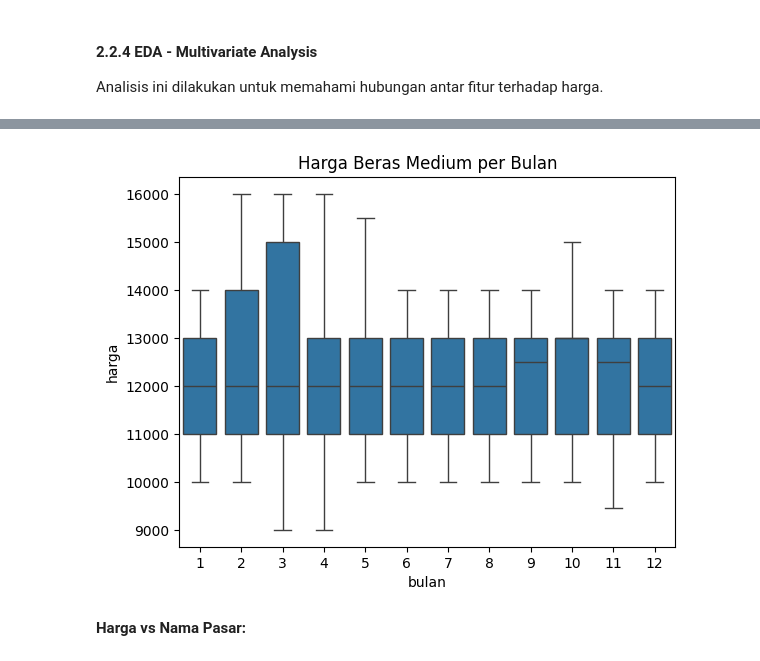
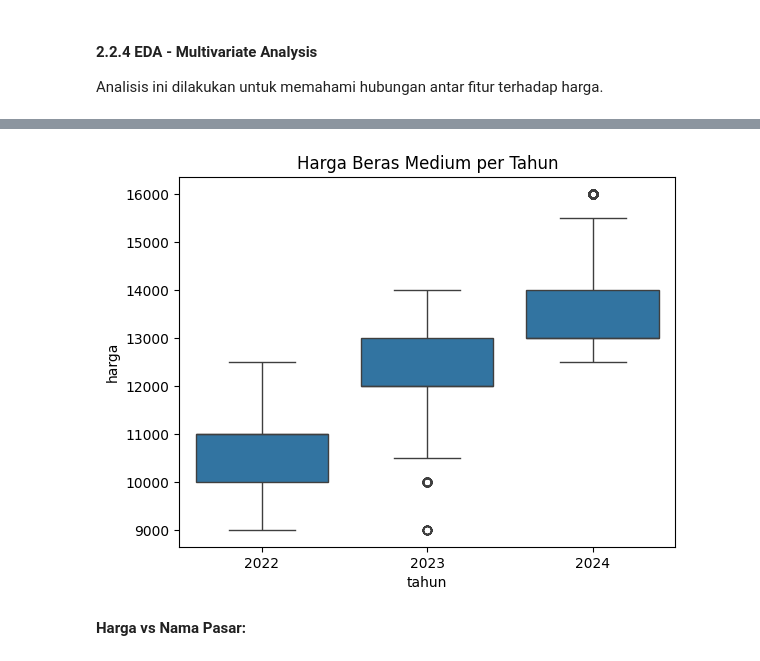
Before and after one commit to sendhy12/Submission-Proyek-Pertama-Kirim-Submission-dan-Review, a Jupyter notebook: Predikdi_Harga_Beras_Medium_Regresi.ipynb, the cells around one changed output, grey strips where cells are left out. Saved outputs shown, nothing was run; the diff lists cells and outputs as text; code cells hidden in the pictures.

```diff
--- a/Predikdi_Harga_Beras_Medium_Regresi.ipynb
+++ b/Predikdi_Harga_Beras_Medium_Regresi.ipynb
@@ -300,0 +285,12 @@ Analisis ini dilakukan untuk memahami hubungan antar fitur terhadap harga.
+# %%
+plt.figure(figsize=(10, 6))
+sns.set(style="whitegrid")
+
+sns.lineplot(x='tahun', y='harga', data=df, marker='o', linewidth=2.5, color='royalblue')
+plt.title("Tren Harga Beras Medium per Tahun", fontsize=16, fontweight='bold')
+plt.xlabel("Tahun", fontsize=12)
+plt.ylabel("Harga (Rp)", fontsize=12)
+plt.xticks(fontsize=10)
+plt.yticks(fontsize=10)
+plt.tight_layout()
+plt.show()
@@ -301,9 +299,9 @@ Analisis ini dilakukan untuk memahami hubungan antar fitur terhadap harga.
 # %%
-sns.boxplot(x='bulan', y='harga', data=df)
-plt.title("Harga Beras Medium per Bulan")
+sns.boxplot(x='tahun', y='harga', data=df)
+plt.title("Harga Beras Medium per Tahun")
 plt.show()
 # %% [output]
-[figure, old version]
+[figure, new version]
 # %% [markdown]
 **Harga vs Nama Pasar:**
 # %%
```
Also changed, not shown: parts of 4 cells of this notebook, 1 other file.
